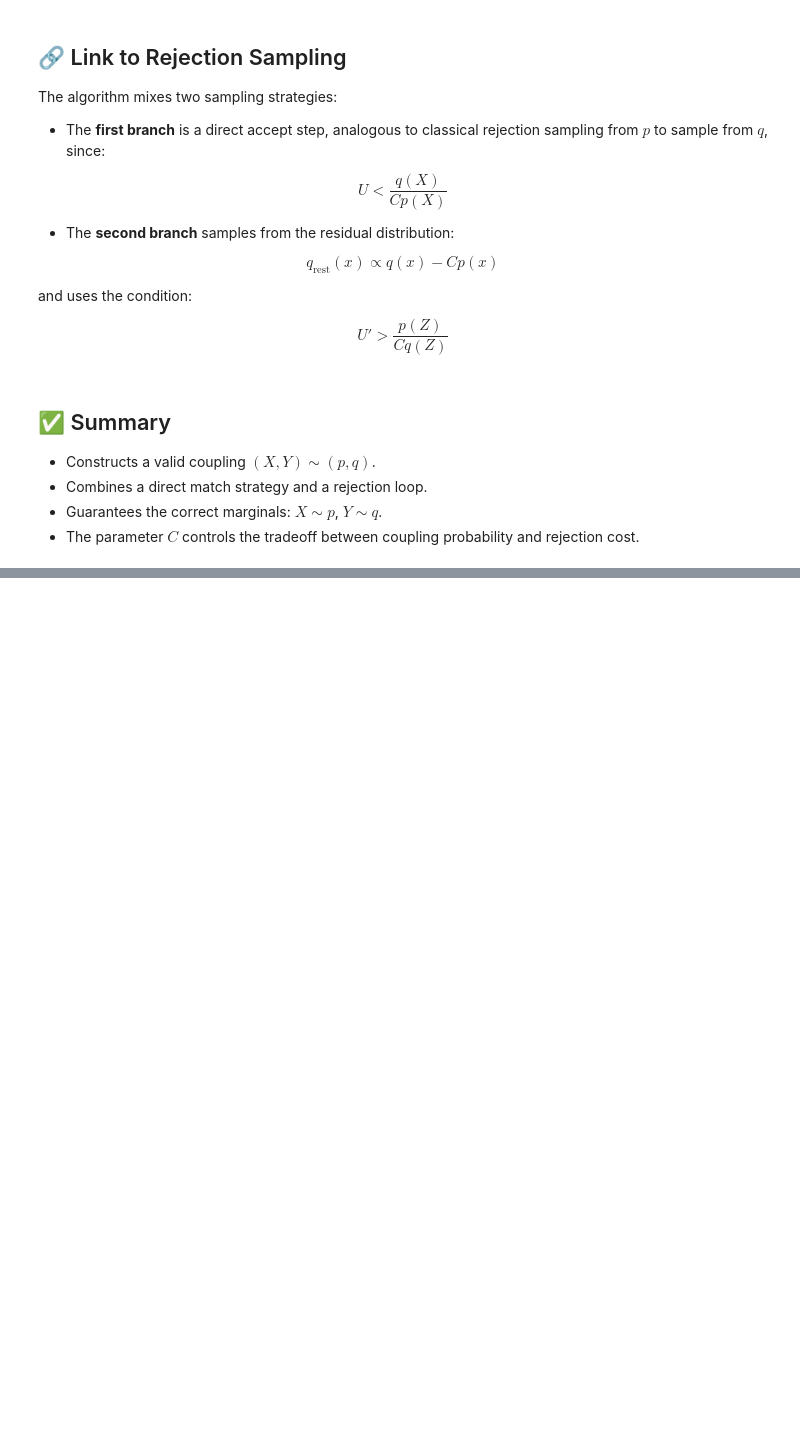
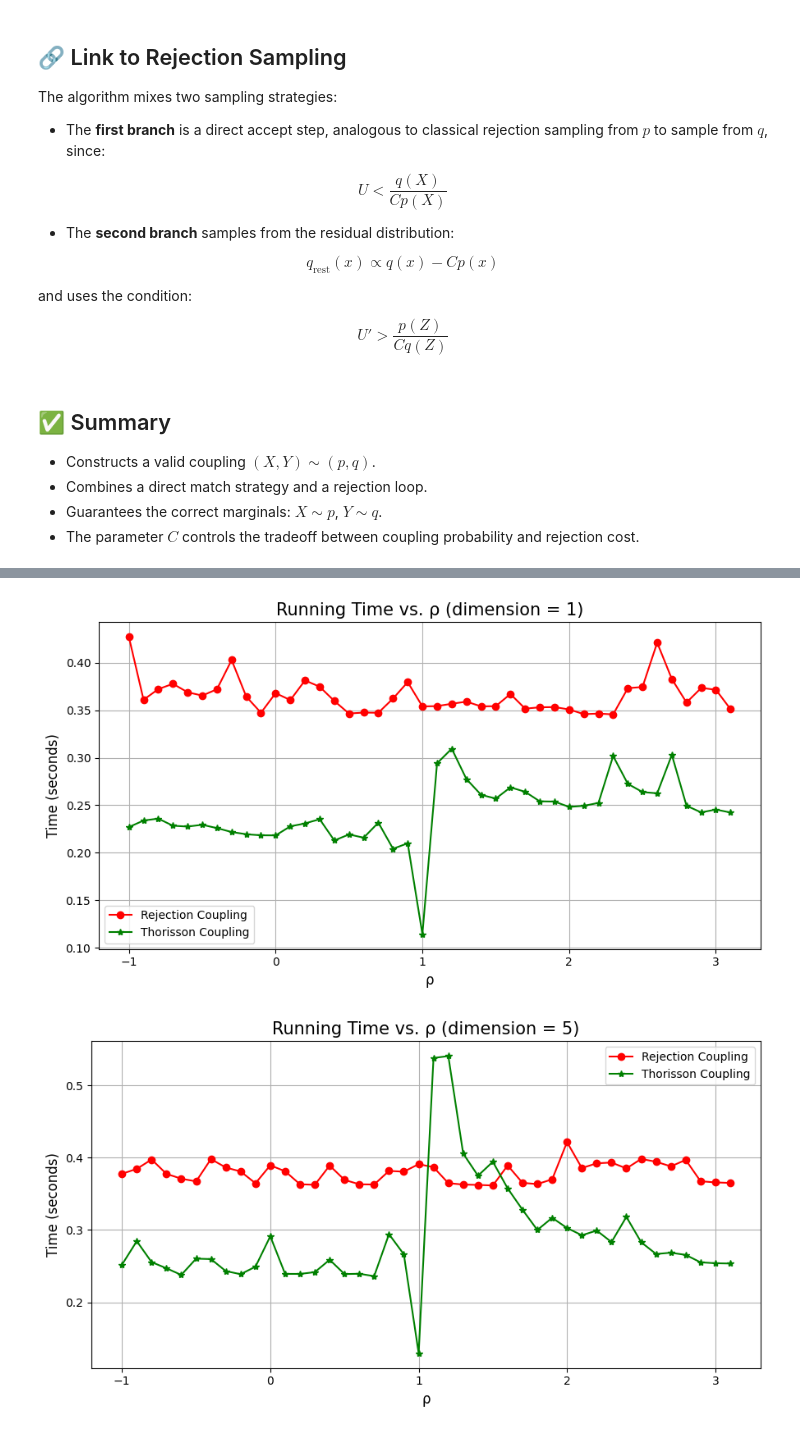
Before and after one commit to pieropls/MCProj-Coupling, a Jupyter notebook: Coupling.ElMamoune.NY.Pelosi.ipynb, the cells around one changed output, grey strips where cells are left out. Drawn from its saved outputs; the diff is of its cells as text; code cells hidden in the pictures; blank space fills up the shorter version.

```diff
--- a/Coupling.ElMamoune.NY.Pelosi.ipynb
+++ b/Coupling.ElMamoune.NY.Pelosi.ipynb
@@ -580,0 +622,43 @@ $$
+# %%
+import time
+
+def compare_coupling_methods_time(dim, N=1000):
+    rho_values = np.arange(-1, 3.2, 0.1)
+    times_rej = []
+    times_tho = []
+
+    mu_X = np.ones(dim)
+    sigma_X = np.eye(dim) if dim > 1 else np.array([[1.0]])
+
+    for rho in rho_values:
+        mu_Y = rho * mu_X
+        sigma_Y = (rho**2) * sigma_X
+
+        start_rej = time.time()
+        run_coupling_test(mu_X, mu_Y, sigma_X, sigma_Y, method="rejection", N=N, display_output=False)
+        end_rej = time.time()
+
+        start_tho = time.time()
+        run_coupling_test(mu_X, mu_Y, sigma_X, sigma_Y, method="thorisson", N=N, display_output=False)
+        end_tho = time.time()
+
+        times_rej.append(end_rej - start_rej)
+        times_tho.append(end_tho - start_tho)
+
+    plt.figure(figsize=(9, 5))
+    plt.plot(rho_values, times_rej, marker='o', color='red', label='Rejection Coupling')
+    plt.plot(rho_values, times_tho, marker='*', color='green', label='Thorisson Coupling')
+    plt.title(f"Running Time vs. ρ (dimension = {dim})", fontsize=15)
+    plt.xlabel("ρ", fontsize=12)
+    plt.ylabel("Time (seconds)", fontsize=12)
+    plt.legend()
+    plt.grid(True)
+    plt.tight_layout()
+    plt.show()
+# %%
+compare_coupling_methods_time(dim=1)
+compare_coupling_methods_time(dim=5)
+compare_coupling_methods_time(dim=10)
+# %% [output]
+[figure, added]
+[figure, added]
```
Also changed, not shown: parts of 5 cells of this notebook, 1 other file.
